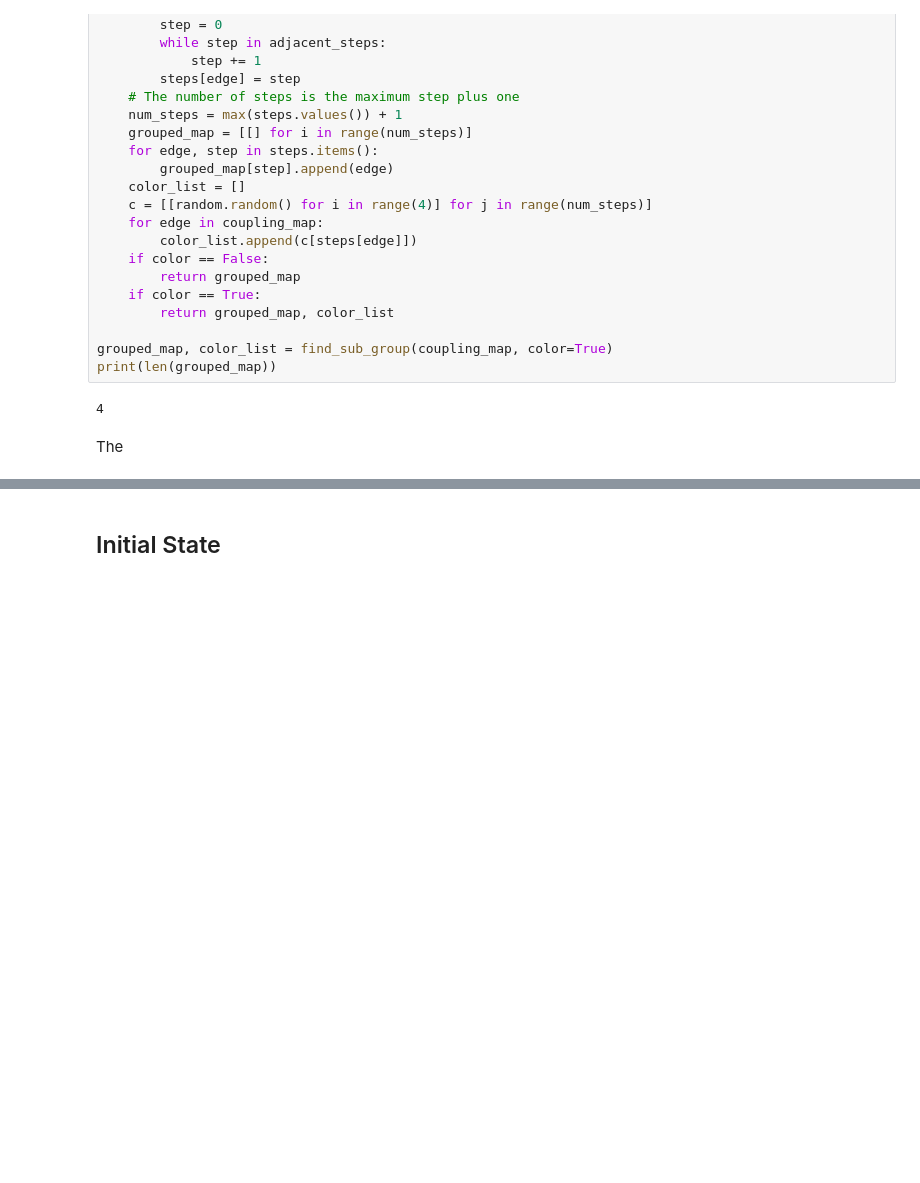
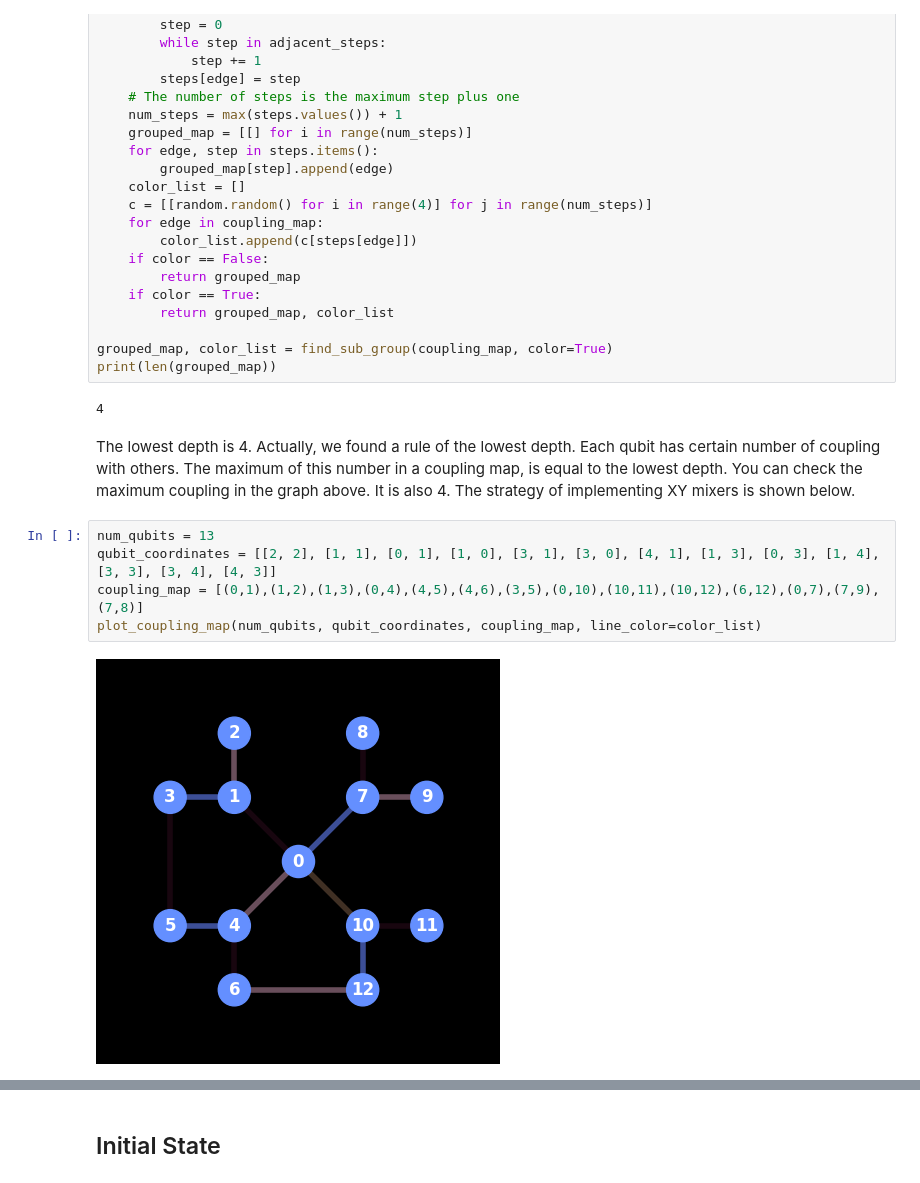
Before and after one commit to Louisanity/HamilToniQ, a Jupyter notebook: SubmissionExample (2).ipynb, the cells around one changed output, grey strips where cells are left out. Drawn from its saved outputs; the diff is of its cells as text; blank space fills up the shorter version.

```diff
--- a/SubmissionExample (2).ipynb
+++ b/SubmissionExample (2).ipynb
@@ -246,4 +246,11 @@ print(len(grouped_map))
 # %% [output]
 4
 # %% [markdown]
-The
+The lowest depth is 4. Actually, we found a rule of the lowest depth. Each qubit has certain number of coupling with others. The maximum of this number in a coupling map, is equal to the lowest depth. You can check the maximum coupling in the graph above. It is also 4. The strategy of implementing XY mixers is shown below.
+# %%
+num_qubits = 13
+qubit_coordinates = [[2, 2], [1, 1], [0, 1], [1, 0], [3, 1], [3, 0], [4, 1], [1, 3], [0, 3], [1, 4], [3, 3], [3, 4], [4, 3]]
+coupling_map = [(0,1),(1,2),(1,3),(0,4),(4,5),(4,6),(3,5),(0,10),(10,11),(10,12),(6,12),(0,7),(7,9),(7,8)]
+plot_coupling_map(num_qubits, qubit_coordinates, coupling_map, line_color=color_list)
+# %% [output]
+[figure, added]
```
Also changed, not shown: parts of 3 cells of this notebook.
